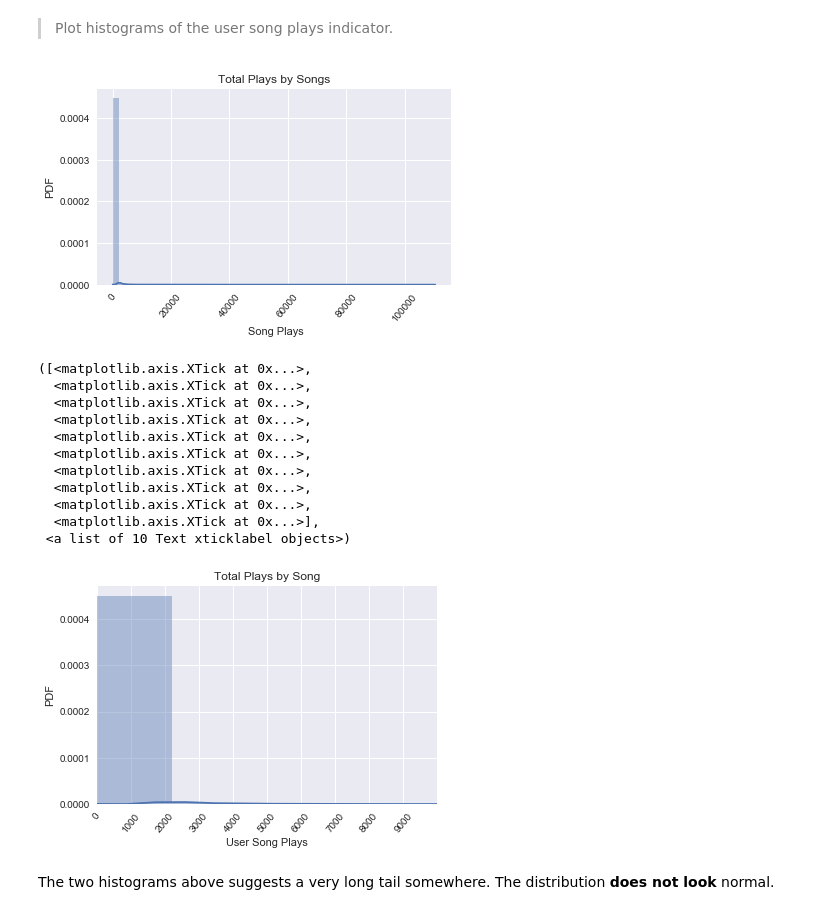
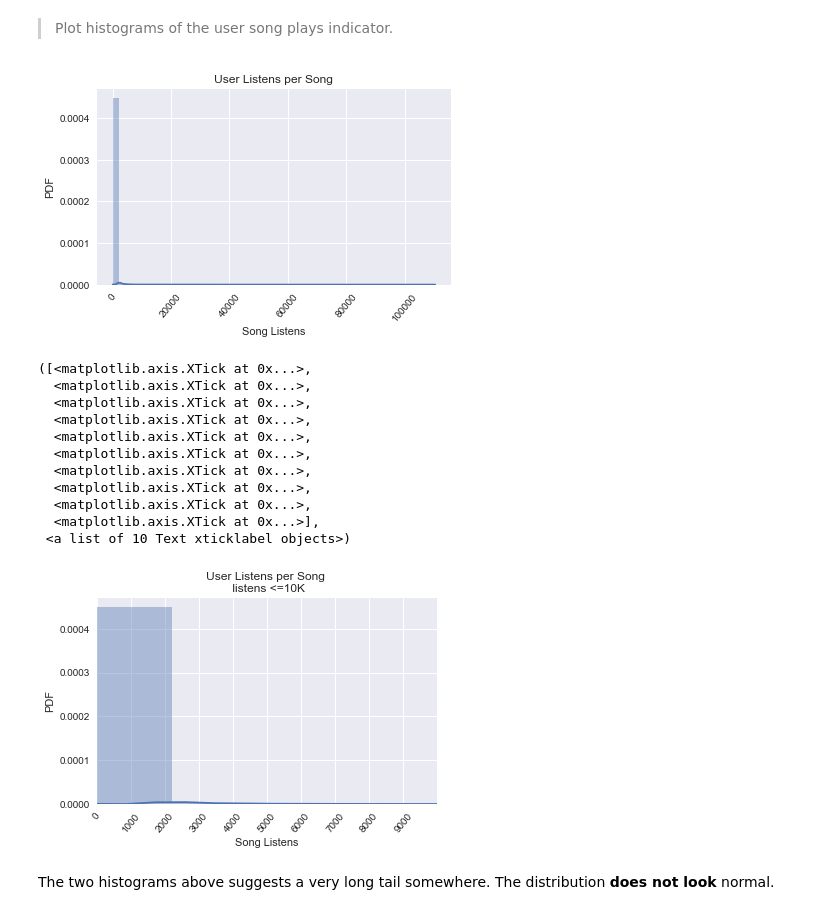
Before and after one commit to IvetteMTapia/Capstone1_Songs-Recommender_System, a Jupyter notebook: Exploratory Analysis and Statistical Inference.ipynb, the cells around one changed output. Drawn from its saved outputs; the diff is of its cells as text; code cells hidden in the pictures.

```diff
--- a/Exploratory Analysis and Statistical Inference.ipynb
+++ b/Exploratory Analysis and Statistical Inference.ipynb
@@ -629,46 +629,46 @@ sns.distplot(song_plays.play,norm_hist=True)
 
 plt.ylabel('PDF')
 
-plt.xlabel(' Song Plays')
+plt.xlabel('Song Listens')
 
-plt.title('Total Plays by Songs')
+plt.title('User Listens per Song')
 
 plt.xticks(rotation = 50)
 
 plt.tight_layout()
 # %% [output]
-[figure, old version]
+[figure, new version]
 # %%
 #Histogram of song listens when song plays <=10000
 
 sns.distplot(song_plays.play)
 
 plt.ylabel('PDF')
 
-plt.xlabel('User Song Plays')
+plt.xlabel('Song Listens')
 
-plt.title('Total Plays by Song')
+plt.title('User Listens per Song \n listens <=10K')
 
 plt.xlim([0,10000])
 
 x_ticks=np.arange(0,10000,1000)
 
 plt.tight_layout()
 
 plt.xticks(x_ticks,rotation = 50)
 # %% [output]
 ([<matplotlib.axis.XTick at 0x...>,
   <matplotlib.axis.XTick at 0x...>,
   <matplotlib.axis.XTick at 0x...>,
   <matplotlib.axis.XTick at 0x...>,
   <matplotlib.axis.XTick at 0x...>,
   <matplotlib.axis.XTick at 0x...>,
   <matplotlib.axis.XTick at 0x...>,
   <matplotlib.axis.XTick at 0x...>,
   <matplotlib.axis.XTick at 0x...>,
   <matplotlib.axis.XTick at 0x...>],
  <a list of 10 Text xticklabel objects>)
-[figure, old version]
+[figure, new version]
 # %% [markdown]
 The two histograms above suggests a very long tail somewhere. The distribution **does not look** normal.
 # %% [markdown]
```
Also changed, not shown: parts of 8 cells of this notebook.
